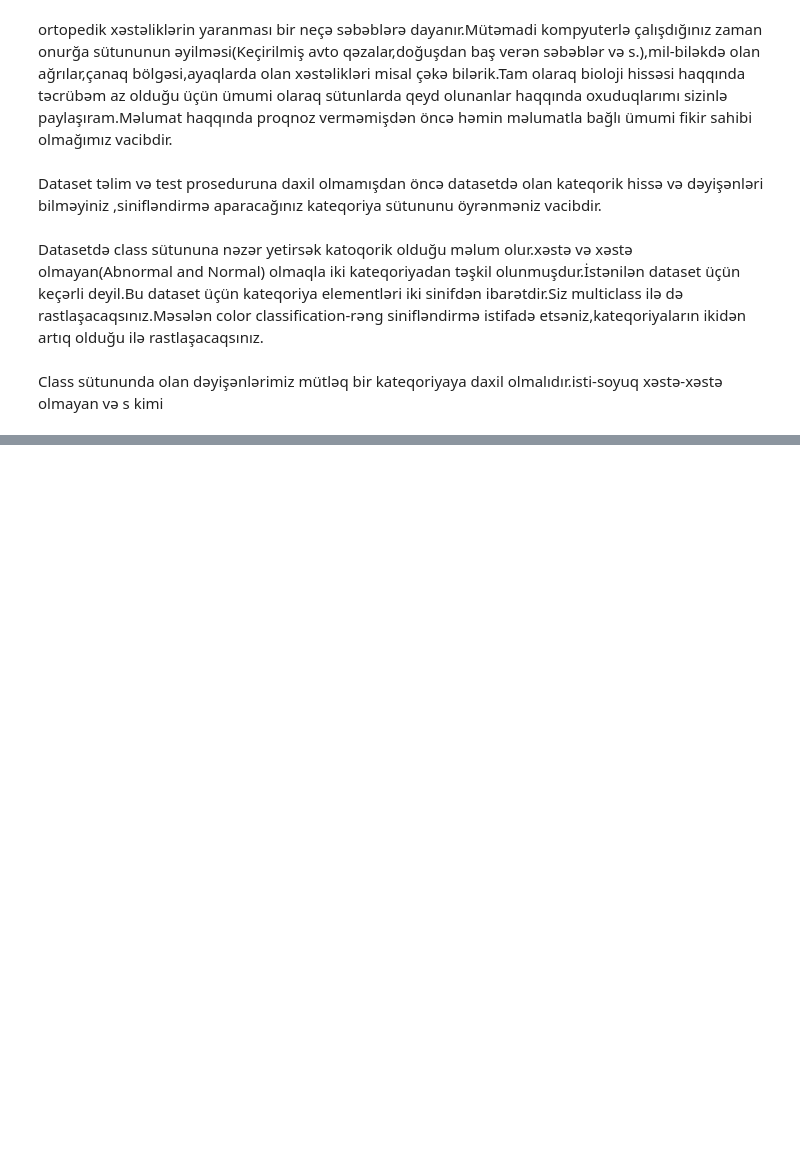
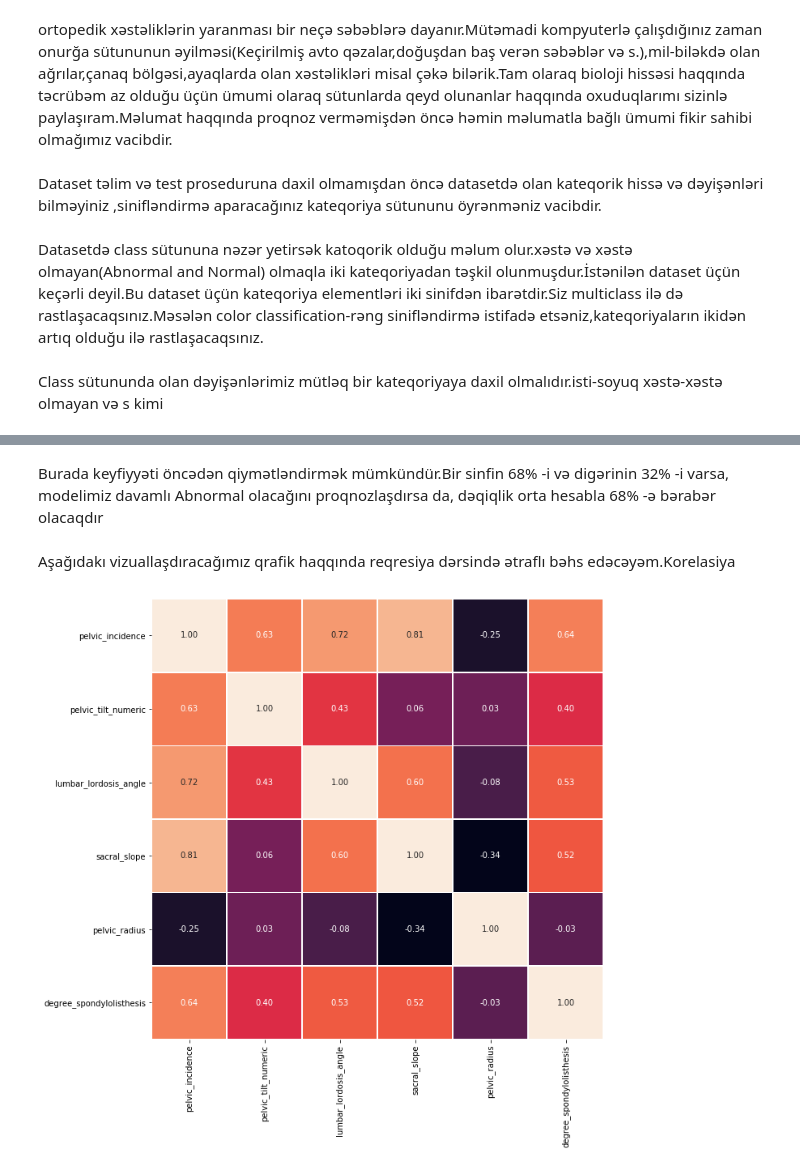
Before and after one commit to RashadGarayev/MachineLearningAZ, a Jupyter notebook: MachineLearningAz/KNN.ipynb, the cells around one changed output, grey strips where cells are left out. Cells and saved outputs as stored; diff of their text form; code cells hidden in the pictures; blank space fills up the shorter version.

```diff
--- a/MachineLearningAz/KNN.ipynb
+++ b/MachineLearningAz/KNN.ipynb
@@ -619,0 +741,12 @@ Class sütununda olan dəyişənlərimiz mütləq bir kateqoriyaya daxil olmalı
+# %% [markdown]
+Burada keyfiyyəti öncədən qiymətləndirmək mümkündür.Bir sinfin 68% -i və digərinin 32% -i varsa, modelimiz davamlı Abnormal olacağını proqnozlaşdırsa da, dəqiqlik orta hesabla 68% -ə bərabər olacaqdır
+# %% [markdown]
+Aşağıdakı vizuallaşdıracağımız qrafik haqqında reqresiya dərsində ətraflı bəhs edəcəyəm.Korelasiya
+# %%
+import seaborn as sns
+#correlation map
+plt.figure(figsize=(10, 10))
+sns.heatmap(data.corr(), annot=True, cbar=False, linewidths=.5, fmt= '.2f')
+plt.show()
+# %% [output]
+[figure, added]
```
Also changed, not shown: parts of 51 cells of this notebook, 1 other file.
